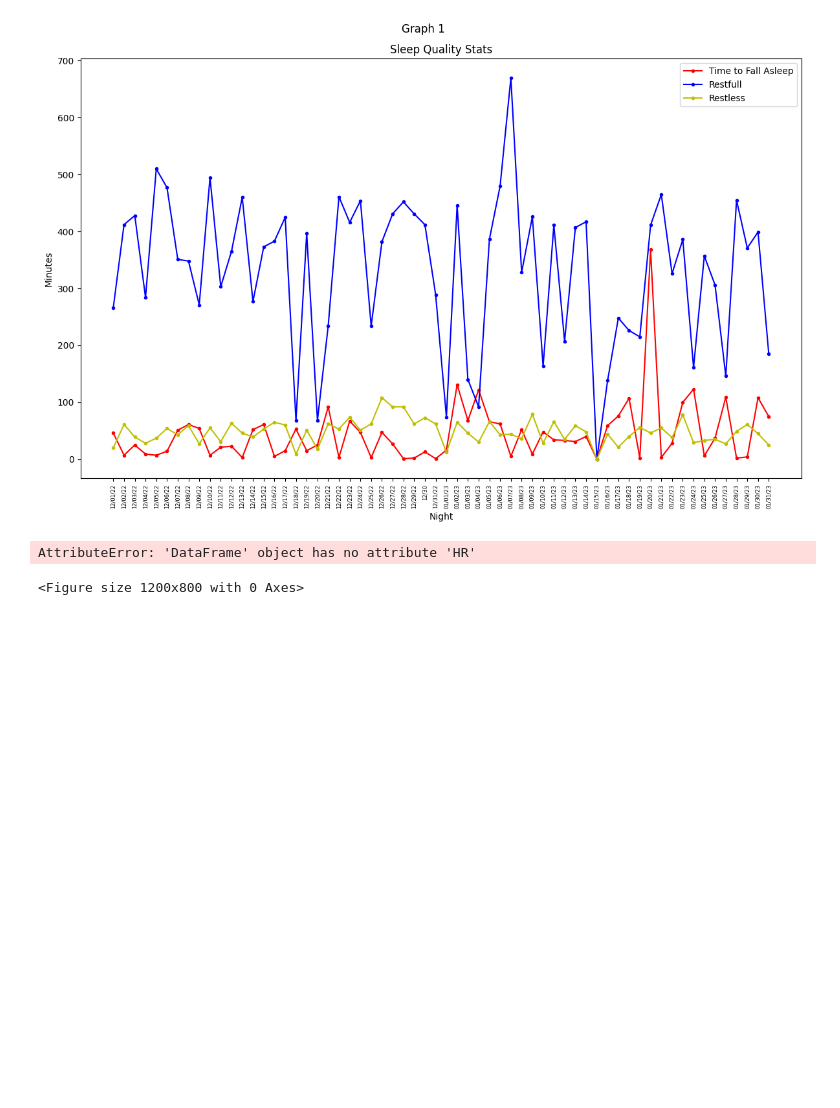
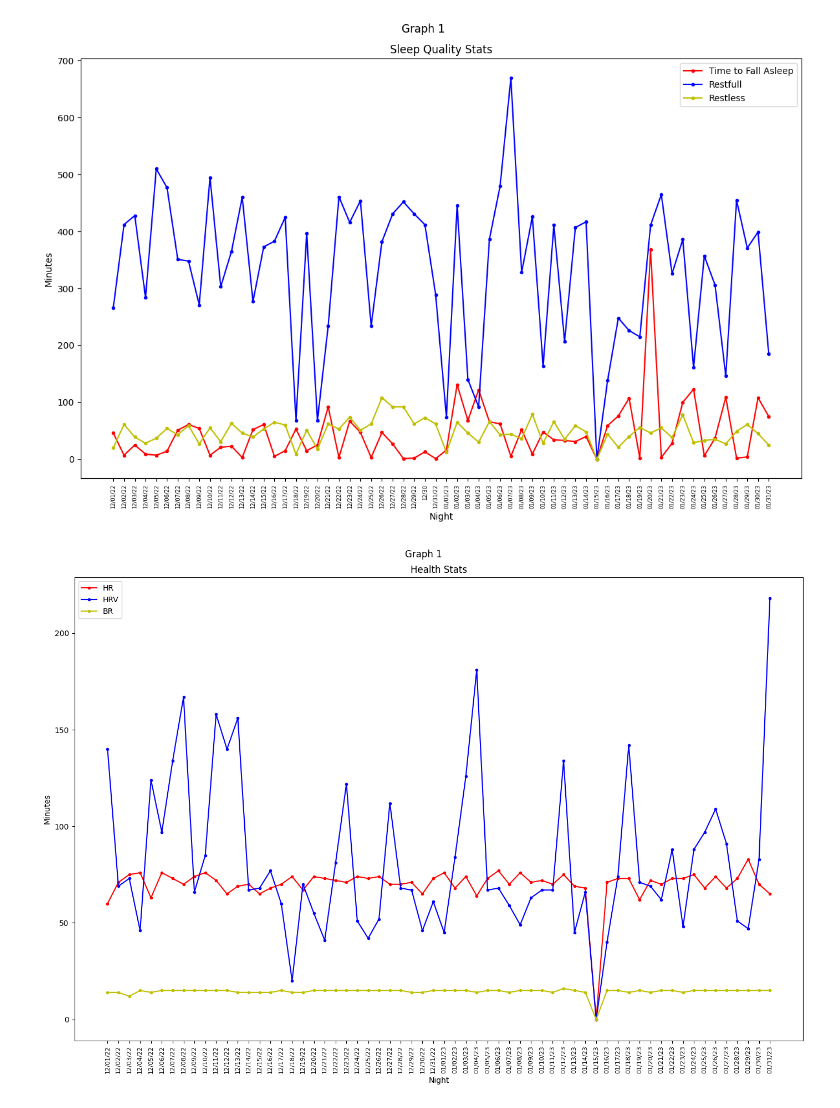
Before and after one commit to ACollins00/SmartMattressMoonPhases, a Jupyter notebook: Untitled-1.ipynb, the cells around one changed output. Drawn from its saved outputs; the diff is of its cells as text; code cells hidden in the pictures; blank space fills up the shorter version.

```diff
--- a/Untitled-1.ipynb
+++ b/Untitled-1.ipynb
@@ -66,30 +66,28 @@ plt.show()
 # %%
 import datetime
 import matplotlib.pyplot as plt
 from matplotlib.dates import drange
 import numpy as np
 
 df = pd.read_csv("HealthStats - Sheet1 (1).csv")
 
-plt.figure(figsize=(12,8))
+plt.figure(figsize=(14,10))
 
 plt.plot(df.Night, df.HR, 'r.-', label="Heart Rate")
 plt.plot(df.Night, df.HRV, 'b.-', label="HRV")
 plt.plot(df.Night, df.BR, 'y.-', label="Breath Rate")
-plt.plot(df.Night, df. Moon, 'b.-', label="MoonType")
-plt.legend(['HR', 'HRV', 'BR', 'Moon'])
+plt.legend(['HR', 'HRV', 'BR',])
 plt.title("Health Stats")
 plt.suptitle("Graph 1")
 plt.xlabel("Night")
 plt.ylabel("Minutes")
 
 plt.xticks(rotation='vertical')
 
-plt.tick_params(axis='x', which='major', labelsize=6)
+plt.tick_params(axis='x', which='major', labelsize=8)
 
 plt.tight_layout()
 
 plt.show()
 # %% [output]
-AttributeError: 'DataFrame' object has no attribute 'HR'
-<Figure size 1200x800 with 0 Axes>
+[figure, added]
```
